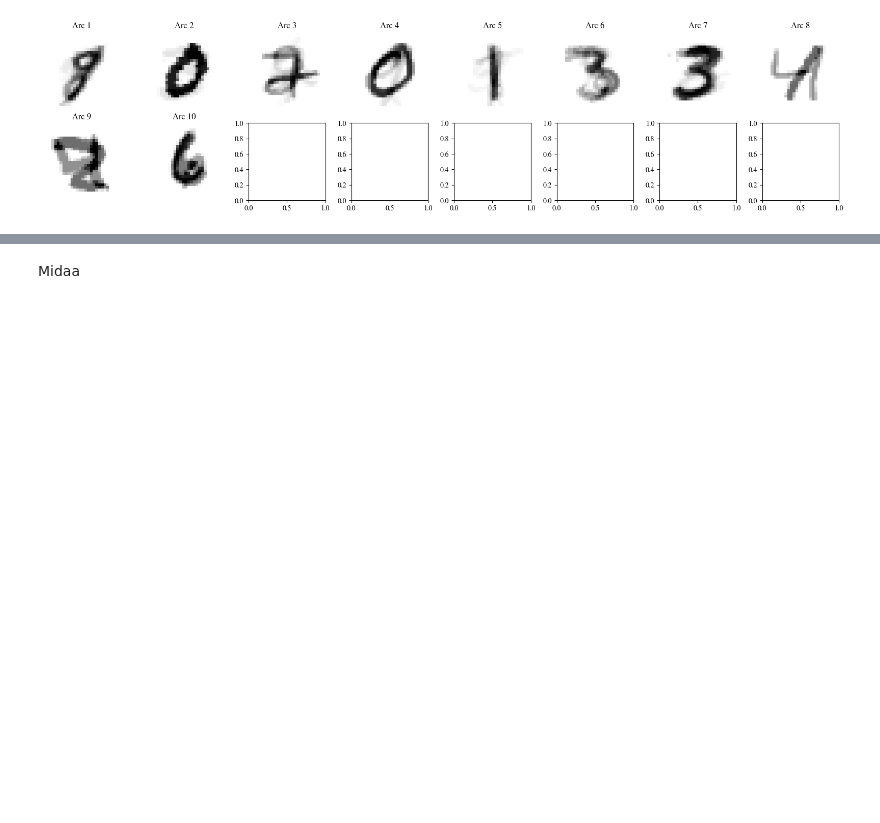
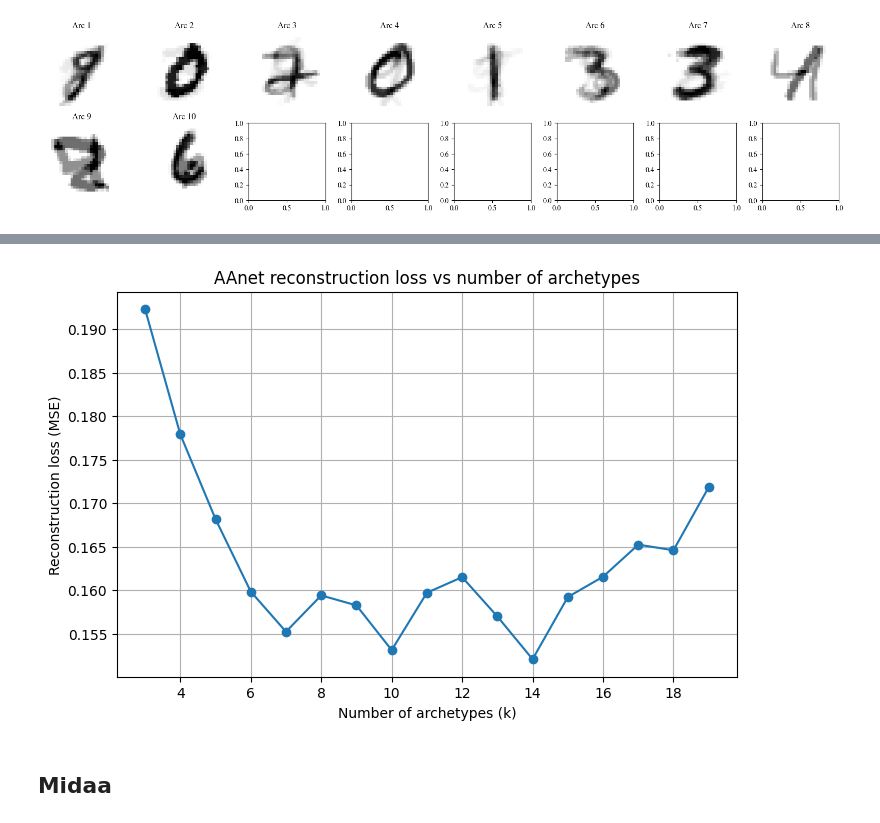
Before and after one commit to Emmsiiii/Deep-Learning-deep_archetypal_analysis, a Jupyter notebook: Project_final.ipynb, the cells around one changed output, grey strips where cells are left out. Drawn from its saved outputs; the diff is of its cells as text; code cells hidden in the pictures; blank space fills up the shorter version.

Commit message:
edited mnist, started on AAnet

```diff
--- a/Project_final.ipynb
+++ b/Project_final.ipynb
@@ -264,7 +271,7 @@ colors = ["#EF476F",  "#06D6A0", "#FFD166", "#073B4C", "#118AB2", "#FF6B6B", "#C
 # %%
 # Show small test
 # running linear AA on mini subset, 4 times for each archetype, we run it multiple times for each archetype to see stability (NMI)
-test_Linear_X = MNIST_train[:, :50]
+test_Linear_X = MNIST_linear[:, :50]
 n_runs = 4
 n_arc_list = [f for f in range(2,15)]
 Losses = np.zeros((len(n_arc_list),n_runs))
@@ -340,2 +626,15 @@ AAnet
+# %%
+ks = sorted(reconstruction_losses.keys())
+losses = [reconstruction_losses[k] for k in ks]
+
+plt.figure(figsize=(8, 5))
+plt.plot(ks, losses, marker="o")
+plt.xlabel("Number of archetypes (k)")
+plt.ylabel("Reconstruction loss (MSE)")
+plt.title("AAnet reconstruction loss vs number of archetypes")
+plt.grid(True)
+plt.show()
+# %% [output]
+[figure, added]
 # %% [markdown]
-Midaa
+## Midaa
```
Also changed, not shown: parts of 13 cells of this notebook.
